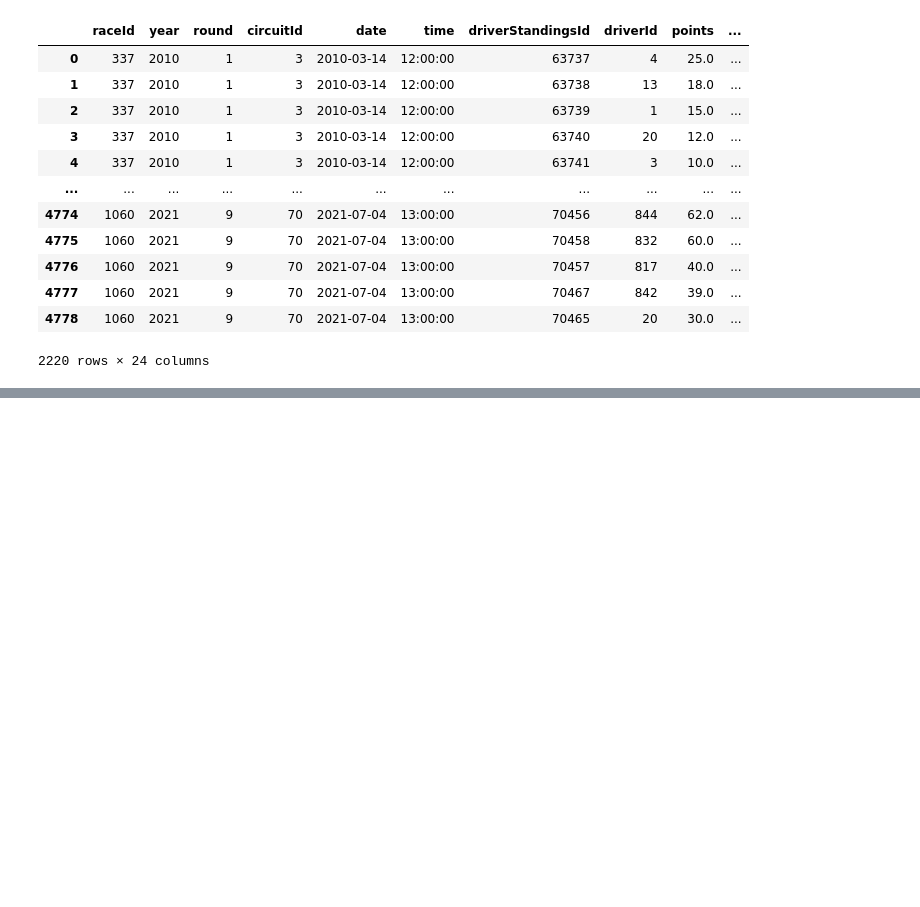
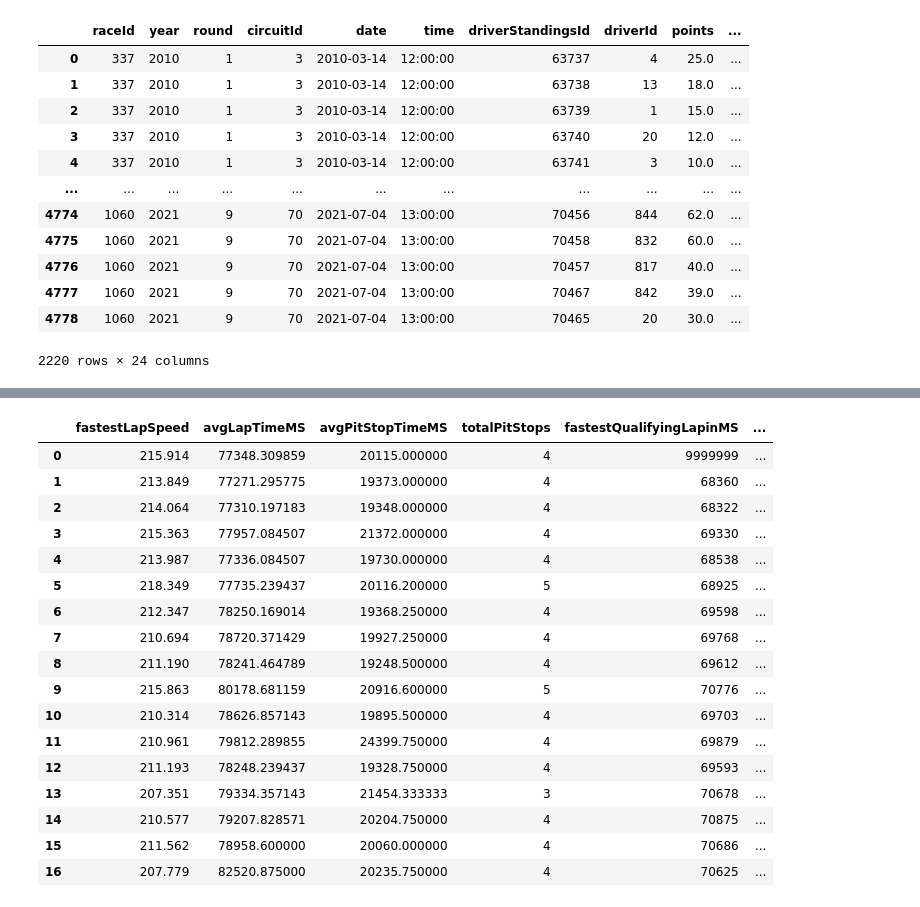
Before and after one commit to rajv98/CarsNData, a Jupyter notebook: Formula 1 Models.ipynb, the cells around one changed output, grey strips where cells are left out. Saved outputs shown, nothing was run; the diff lists cells and outputs as text; code cells hidden in the pictures; blank space fills up the shorter version.

```diff
--- a/Formula 1 Models.ipynb
+++ b/Formula 1 Models.ipynb
@@ -187,0 +246,24 @@ monza_features
+# %%
+X=monza_features.drop(columns=['raceId','PointsOrNot','nationality']).reset_index()
+X=X.drop(columns=['index','position','statusId','qualifier_position','wins','points'])
+X#=X.replace({'\N': '0'}, regex=True)
+#X
+# %% [output]
+|  | fastestLapSpeed | avgLapTimeMS | avgPitStopTimeMS | totalPitStops | fastestQualifyingLapinMS | ... |
+| 0 | 215.914 | 77348.309859 | 20115.000000 | 4 | 9999999 | ... |
+| 1 | 213.849 | 77271.295775 | 19373.000000 | 4 | 68360 | ... |
+| 2 | 214.064 | 77310.197183 | 19348.000000 | 4 | 68322 | ... |
+| 3 | 215.363 | 77957.084507 | 21372.000000 | 4 | 69330 | ... |
+| 4 | 213.987 | 77336.084507 | 19730.000000 | 4 | 68538 | ... |
+| 5 | 218.349 | 77735.239437 | 20116.200000 | 5 | 68925 | ... |
+| 6 | 212.347 | 78250.169014 | 19368.250000 | 4 | 69598 | ... |
+| 7 | 210.694 | 78720.371429 | 19927.250000 | 4 | 69768 | ... |
+| 8 | 211.190 | 78241.464789 | 19248.500000 | 4 | 69612 | ... |
+| 9 | 215.863 | 80178.681159 | 20916.600000 | 5 | 70776 | ... |
+| 10 | 210.314 | 78626.857143 | 19895.500000 | 4 | 69703 | ... |
+| 11 | 210.961 | 79812.289855 | 24399.750000 | 4 | 69879 | ... |
+| 12 | 211.193 | 78248.239437 | 19328.750000 | 4 | 69593 | ... |
+| 13 | 207.351 | 79334.357143 | 21454.333333 | 3 | 70678 | ... |
+| 14 | 210.577 | 79207.828571 | 20204.750000 | 4 | 70875 | ... |
+| 15 | 211.562 | 78958.600000 | 20060.000000 | 4 | 70686 | ... |
+| 16 | 207.779 | 82520.875000 | 20235.750000 | 4 | 70625 | ... |
```
Also changed, not shown: parts of 19 cells of this notebook.
